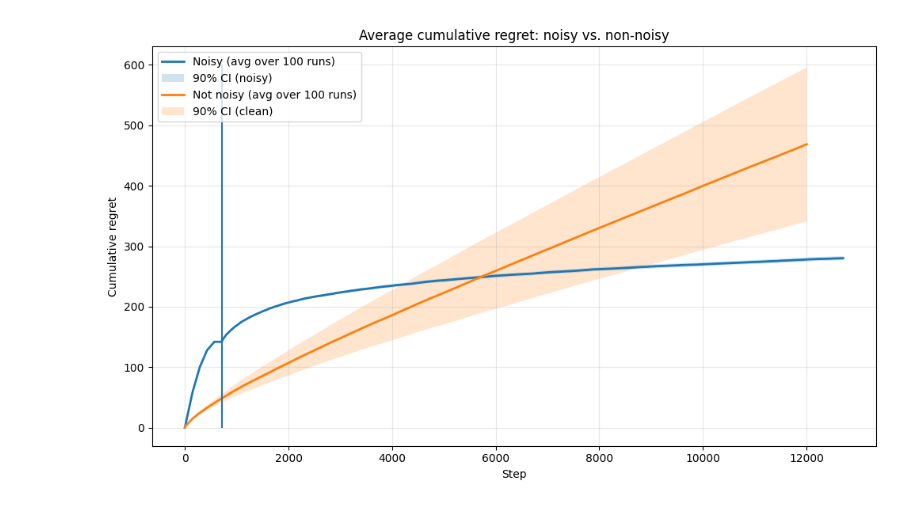
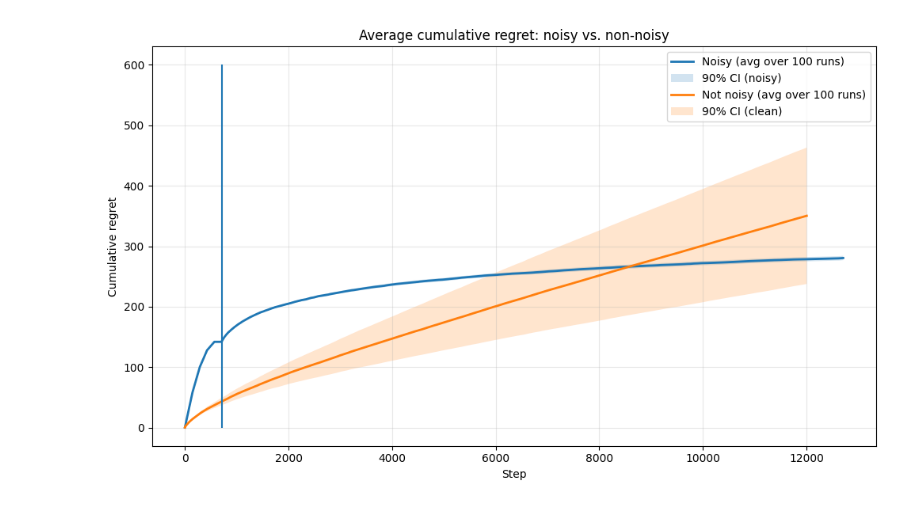
Before and after one commit to XiangHaoAlexWang/MAB-research, a Jupyter notebook: experiments.ipynb, the cells around one changed output. Cells and saved outputs as stored; diff of their text form; code cells hidden in the pictures.

```diff
--- a/experiments.ipynb
+++ b/experiments.ipynb
@@ -1,5 +1,8 @@
 # %%
 %matplotlib widget
+
 import numpy as np
-import random
-from typing import Literal, overload
+import matplotlib.pyplot as plt
+from experiments import *
+
+rng = np.random.default_rng()
@@ -926,9 +141,9 @@ import numpy as np
 import matplotlib.pyplot as plt
 
 num_runs = 100
-
-avg_noisy_regret, noisy_histories = run_spsamf_experiment(noisy=True, num_runs=num_runs)
-avg_clean_regret, clean_histories = run_spsamf_experiment(noisy=False, num_runs=num_runs)
+top_means = [0.4, 0.5, 0.6, 0.7, 0.8]
+avg_noisy_regret, noisy_histories = run_spsamf_experiment(means, top_means, rng, True, num_runs, total_steps)
+avg_clean_regret, clean_histories = run_spsamf_experiment(means, top_means, rng, False, num_runs, total_steps)
 
 noisy_arr = np.vstack(noisy_histories)
 clean_arr = np.vstack(clean_histories)
@@ -943,31 +158,31 @@ avg_noisy_regret, noisy_ci_low, noisy_ci_high = ninety_percent_ci(noisy_arr)
 avg_clean_regret, clean_ci_low, clean_ci_high = ninety_percent_ci(clean_arr)
 
 plt.figure(figsize=(10, 6))
 
 plt.plot(avg_noisy_regret, label=f"Noisy (avg over {num_runs} runs)", linewidth=2)
 plt.fill_between(
     np.arange(len(avg_noisy_regret)),
     noisy_ci_low,
     noisy_ci_high,
     alpha=0.2,
     label="90% CI (noisy)",
 )
 
 plt.plot(avg_clean_regret, label=f"Not noisy (avg over {num_runs} runs)", linewidth=2)
 plt.fill_between(
     np.arange(len(avg_clean_regret)),
     clean_ci_low,
     clean_ci_high,
     alpha=0.2,
     label="90% CI (clean)",
 )
 plt.vlines([710], 0, 600)
 plt.xlabel("Step")
 plt.ylabel("Cumulative regret")
 plt.title("Average cumulative regret: noisy vs. non-noisy")
 plt.legend()
 plt.grid(True, alpha=0.3)
 plt.tight_layout()
 plt.show()
 # %% [output]
-[figure, old version]
+[figure, new version]
```
Also changed, not shown: parts of 12 cells of this notebook, 8 other files.
